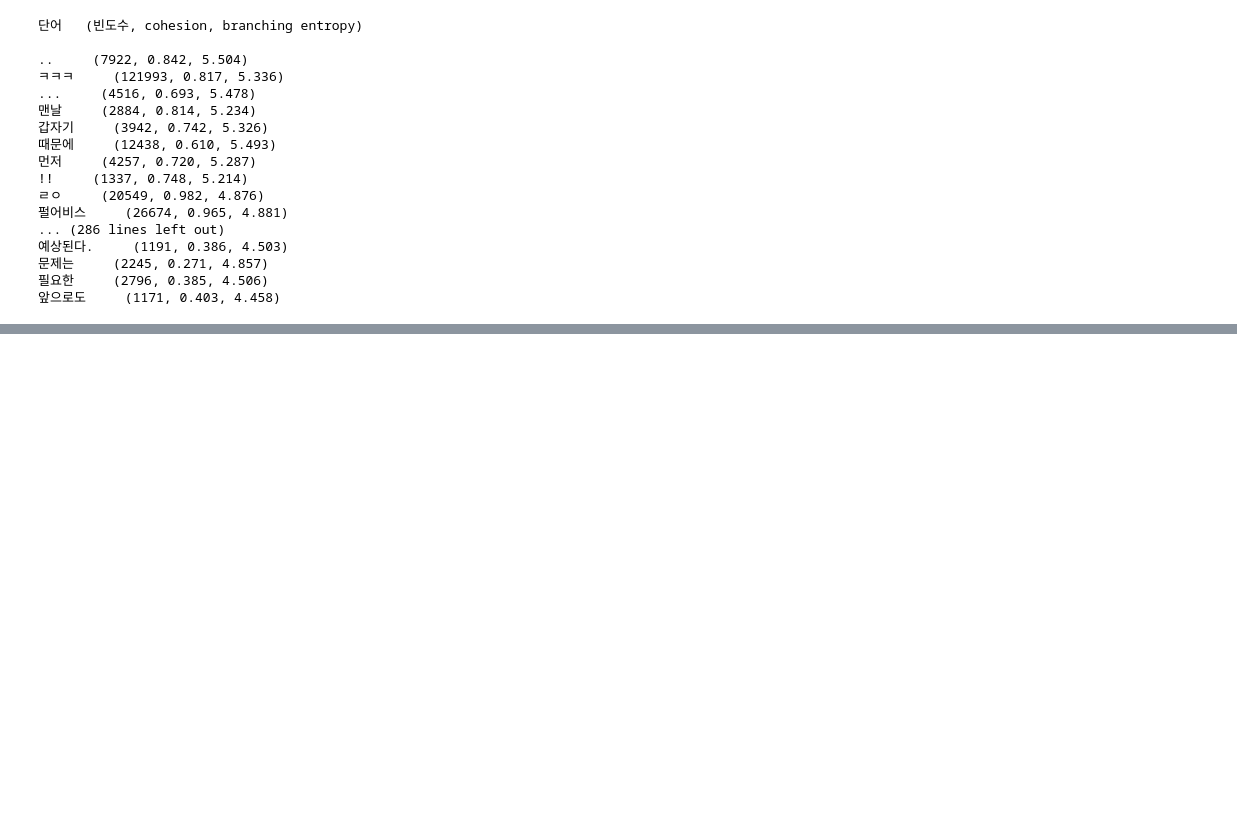
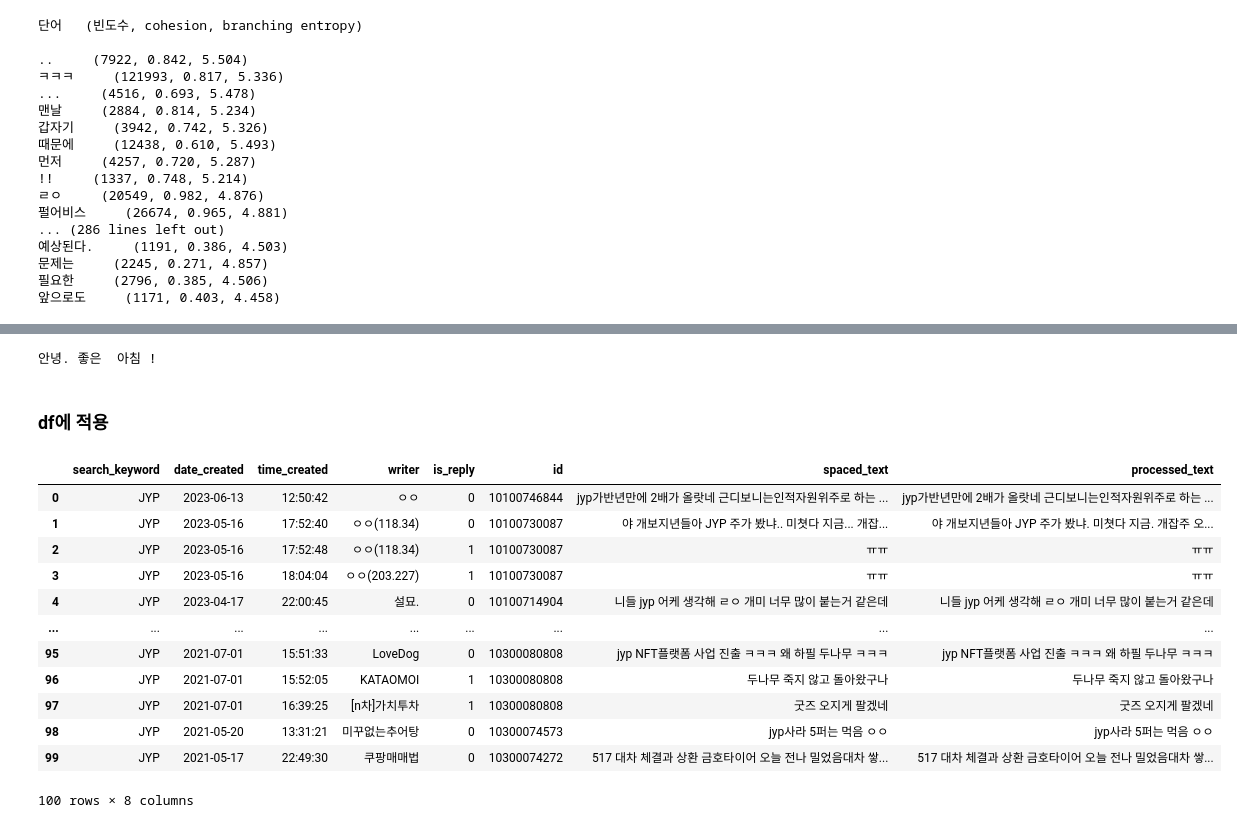
Before and after one commit to Kain7f1/Build-GPT-2, a Jupyter notebook: BidirectionalRNN/4_tokenizing.ipynb, the cells around one changed output, grey strips where cells are left out. Cells and saved outputs as stored; diff of their text form; code cells hidden in the pictures; blank space fills up the shorter version.

```diff
--- a/BidirectionalRNN/4_tokenizing.ipynb
+++ b/BidirectionalRNN/4_tokenizing.ipynb
@@ -175,0 +179,5 @@ for word, score in sorted(words.items(), key=lambda x:word_score(x[1]), reverse=
+# %%
+# 데이터 읽어오기
+import pandas as pd
+df = pd.read_csv("3_spaced_text.csv", encoding="utf-8")
+df.tail(3)
@@ -175,0 +210,35 @@ for word, score in sorted(words.items(), key=lambda x:word_score(x[1]), reverse=
+# %%
+import re
+def process_text(input_text):
+    # 구두점, 느낌표, 반점 연달아 있는 걸 1개로 줄이기
+    reduced_text = re.sub(r'([.,!])\1+', r'\1', input_text)
+
+    # 괄호는 공백으로 치환
+    processed_text = re.sub(r'[()\[\]{}]', ' ', reduced_text)
+    return processed_text
+# %%
+# 테스트
+temp_text = "안녕....(좋은)[아침]!!!!"
+new_text = process_text(temp_text)
+print(new_text)
+# %% [output]
+안녕. 좋은  아침 !
+# %% [markdown]
+### df에 적용
+# %%
+df['processed_text'] = df['spaced_text'].apply(process_text)
+df.head(3)
+# %% [output]
+|  | search_keyword | date_created | time_created | writer | is_reply | id | spaced_text | processed_text |
+| 0 | JYP | 2023-06-13 | 12:50:42 | ㅇㅇ | 0 | 10100746844 | jyp가반년만에 2배가 올랏네 근디보니는인적자원위주로 하는 ... | jyp가반년만에 2배가 올랏네 근디보니는인적자원위주로 하는 ... |
+| 1 | JYP | 2023-05-16 | 17:52:40 | ㅇㅇ(118.34) | 0 | 10100730087 | 야 개보지년들아 JYP 주가 봤냐.. 미쳣다 지금... 개잡... | 야 개보지년들아 JYP 주가 봤냐. 미쳣다 지금. 개잡주 오... |
+| 2 | JYP | 2023-05-16 | 17:52:48 | ㅇㅇ(118.34) | 1 | 10100730087 | ㅠㅠ | ㅠㅠ |
+| 3 | JYP | 2023-05-16 | 18:04:04 | ㅇㅇ(203.227) | 1 | 10100730087 | ㅠㅠ | ㅠㅠ |
+| 4 | JYP | 2023-04-17 | 22:00:45 | 설묘. | 0 | 10100714904 | 니들 jyp 어케 생각해 ㄹㅇ 개미 너무 많이 붙는거 같은데 | 니들 jyp 어케 생각해 ㄹㅇ 개미 너무 많이 붙는거 같은데 |
+| ... | ... | ... | ... | ... | ... | ... | ... | ... |
+| 95 | JYP | 2021-07-01 | 15:51:33 | LoveDog | 0 | 10300080808 | jyp NFT플랫폼 사업 진출 ㅋㅋㅋ 왜 하필 두나무 ㅋㅋㅋ | jyp NFT플랫폼 사업 진출 ㅋㅋㅋ 왜 하필 두나무 ㅋㅋㅋ |
+| 96 | JYP | 2021-07-01 | 15:52:05 | KATAOMOI | 1 | 10300080808 | 두나무 죽지 않고 돌아왔구나 | 두나무 죽지 않고 돌아왔구나 |
+| 97 | JYP | 2021-07-01 | 16:39:25 | [n차]가치투차 | 1 | 10300080808 | 굿즈 오지게 팔겠네 | 굿즈 오지게 팔겠네 |
+| 98 | JYP | 2021-05-20 | 13:31:21 | 미꾸없는추어탕 | 0 | 10300074573 | jyp사라 5퍼는 먹음 ㅇㅇ | jyp사라 5퍼는 먹음 ㅇㅇ |
+| 99 | JYP | 2021-05-17 | 22:49:30 | 쿠팡매매법 | 0 | 10300074272 | 517 대차 체결과 상환 금호타이어 오늘 전나 밀었음대차 쌓... | 517 대차 체결과 상환 금호타이어 오늘 전나 밀었음대차 쌓... |
+100 rows × 8 columns
```
Also changed, not shown: parts of 38 cells of this notebook.
